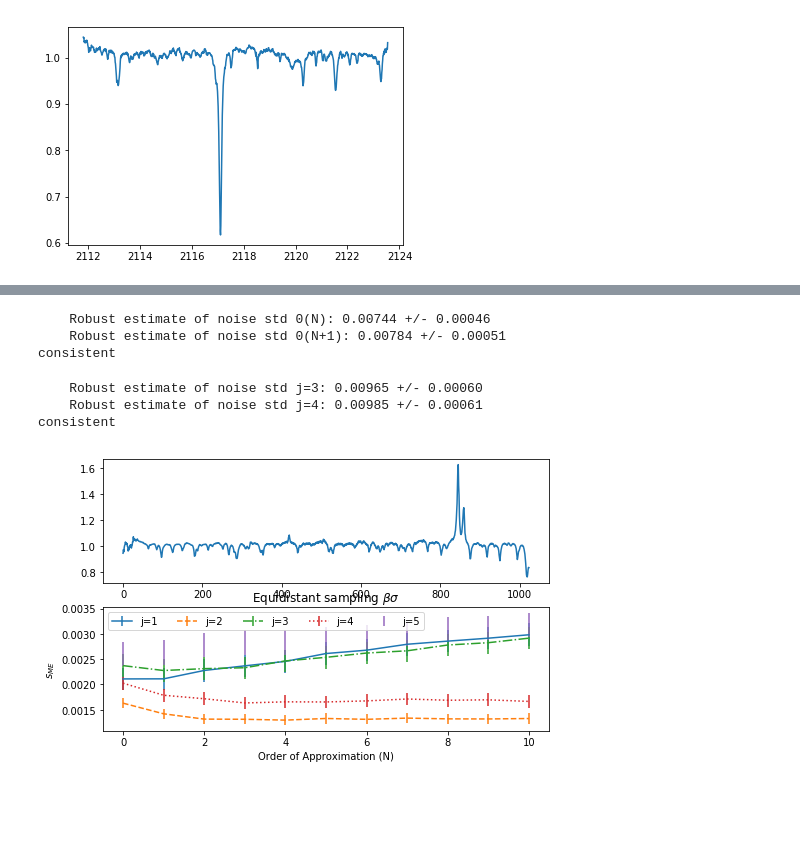
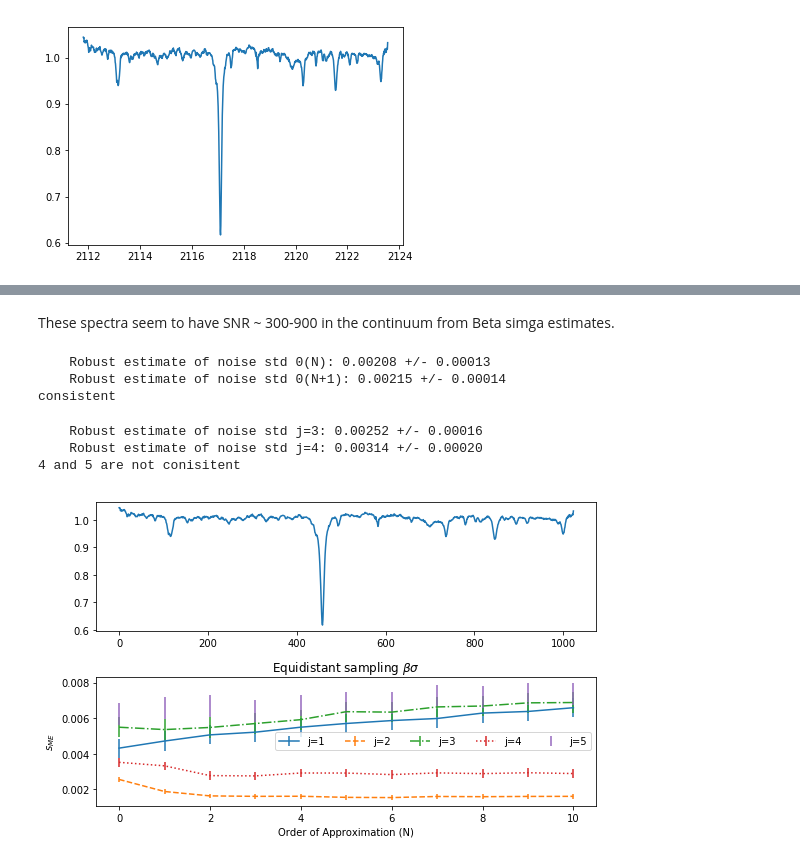
Before and after one commit to jason-neal/companion_simulations, a Jupyter notebook: Notebooks/Beta_sigma on CRIRES.ipynb, the cells around one changed output, grey strips where cells are left out. Cells and saved outputs as stored; diff of their text form; code cells hidden in the pictures; blank space fills up the shorter version.

```diff
--- a/Notebooks/Beta_sigma on CRIRES.ipynb
+++ b/Notebooks/Beta_sigma on CRIRES.ipynb
@@ -15,8 +15,8 @@ import numpy as np
 file = "/home/jneal/.handy_spectra/HD30501-1-mixavg-tellcorr_1_bervcorr.fits"
 
 data = fits.getdata(file)
-
-plt.plot(data["wavelength"], data["flux"])
+wave_i, flux_i = data["wavelength"], data["flux"]
+plt.plot(wave_i, flux_i)
 
 plt.show()
 # %% [output]
@@ -354 +349,4 @@ SyntaxError: invalid syntax (<ipython-input-65-ff1968e84732>, line 2)
+# %% [markdown]
+
+These spectra seem to have SNR ~ 300-900 in the continuum from Beta simga estimates.
 # %%
@@ -381,17 +375,17 @@ def Betasigma_j_check(y, N, j,**kwargs):
     else:
         print(N, "and", N+1, "are not conisitent")
 # %%
-Betasigma_check(flux, 4, j=1, returnMAD=True)
+Betasigma_check(flux_i, 4, j=1, returnMAD=True)
 # %% [output]
-    Robust estimate of noise std 0(N): 0.00744 +/- 0.00046
-    Robust estimate of noise std 0(N+1): 0.00784 +/- 0.00051
+    Robust estimate of noise std 0(N): 0.00208 +/- 0.00013
+    Robust estimate of noise std 0(N+1): 0.00215 +/- 0.00014
 consistent
 # %%
-Betasigma_j_check(flux, 4, j=3, returnMAD=True)
+Betasigma_j_check(flux_i, 4, j=3, returnMAD=True)
 # %% [output]
-    Robust estimate of noise std j=3: 0.00965 +/- 0.00060
-    Robust estimate of noise std j=4: 0.00985 +/- 0.00061
-consistent
+    Robust estimate of noise std j=3: 0.00252 +/- 0.00016
+    Robust estimate of noise std j=4: 0.00314 +/- 0.00020
+4 and 5 are not conisitent
 # %%
 def betasigma_plot(flux, arb=False, **kwargs):
     import matplotlib
@@ -404,35 +398,37 @@ def betasigma_plot(flux, arb=False, **kwargs):
     plt.figure(figsize=(8, 5))
     plt.subplot(211)
     plt.plot(flux)
     plt.subplot(212)
     for jj, j in enumerate(js):
         # Use to store noise estimates
         smads, dsmads = [], []
         for N in Ns:
             #print("Order of approximation (N): ", N)
 
             # Get estimates of standard deviation based on robust (MAD-based) estimator
             if arb:
                 smad, dsmad = bsarb.betaSigma(xi, yi, N, j, returnMAD=returnMAD)
             else:
+                bseq = pyasl.BSEqSamp()
                 smad, dsmad = bseq.betaSigma(yi, N, j, **kwargs)
         # Save result
             smads.append(smad)
             dsmads.append(dsmad)
         plt.errorbar(Ns, smads, dsmad, label="j={}".format(j), linestyle=lines_array[jj])
         plt.xlabel("Order of Approximation (N)")
         plt.ylabel("$s_{ME}$")
         if arb:
             plt.title(r"Arbitray sampling $\beta\sigma$")
         else:
              plt.title(r"Equidistant sampling $\beta\sigma$")
     plt.legend(ncol=len(js))
+    plt.tight_layout()
     plt.show()
 
 
-betasigma_plot(flux, returnMAD=True)
+betasigma_plot(flux_i, returnMAD=True)
 # %% [output]
-[figure, old version]
+[figure, new version]
 # %%
 files = ["/home/jneal/.handy_spectra/HD30501-1-mixavg-tellcorr_1_bervcorr_masked.fits",
          "/home/jneal/.handy_spectra/HD211847-1-mixavg-tellcorr_1_bervcorr_masked.fits",
```
Also changed, not shown: parts of 6 cells of this notebook, 1 other file.
